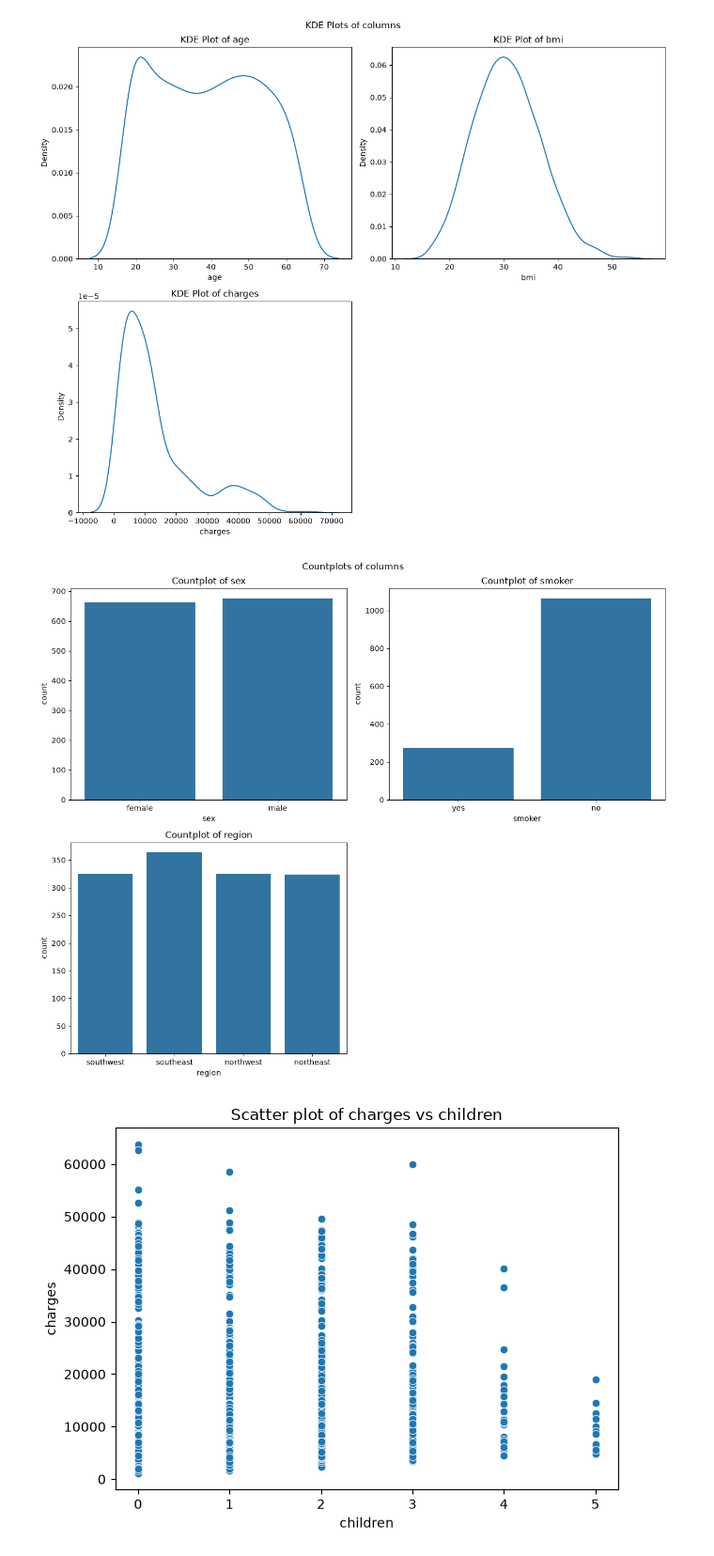
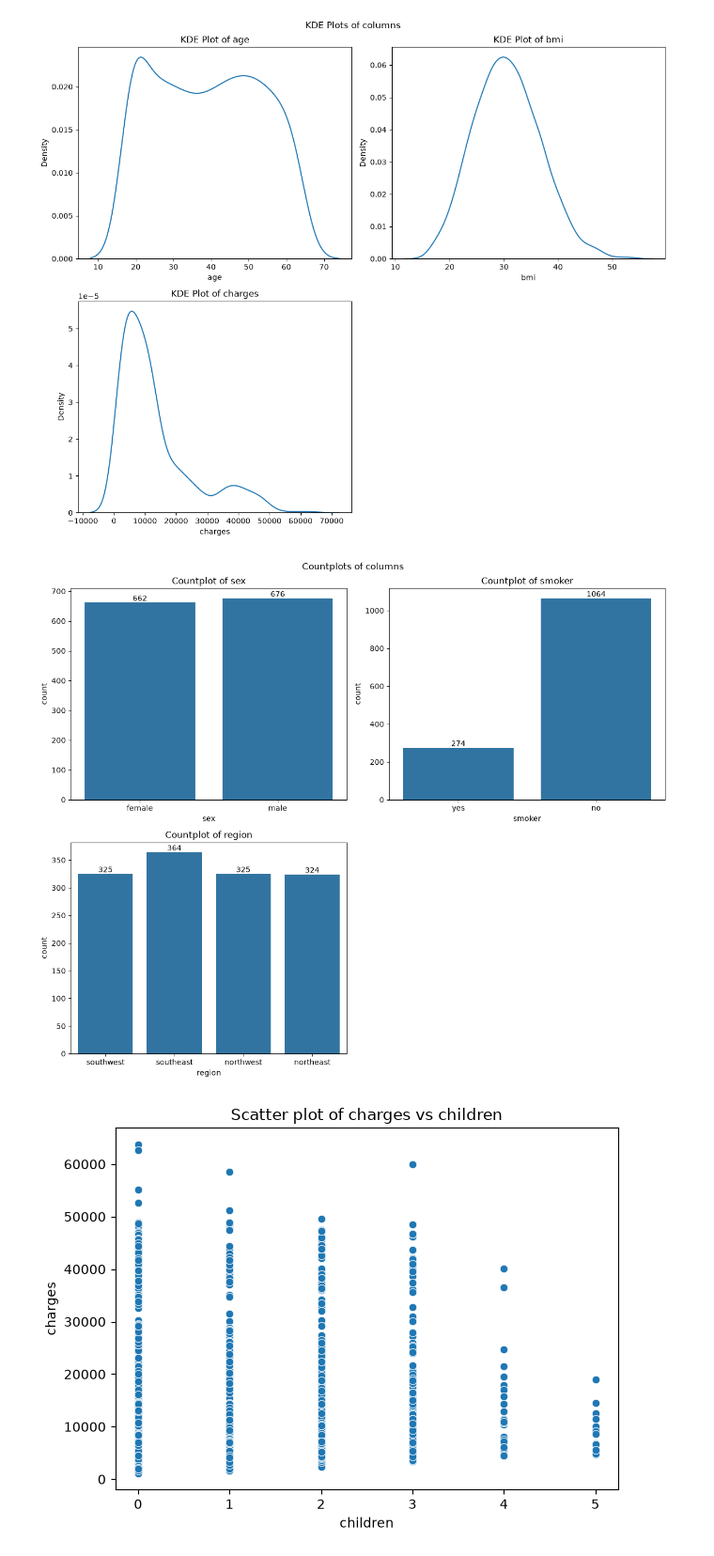
Before and after one commit to YugamdeepGoyal/PremiumPulse, a Jupyter notebook: eda.ipynb, the cells around one changed output. Shown at 94% size. Saved outputs shown, nothing was run; the diff lists cells and outputs as text; code cells hidden in the pictures.

```diff
--- a/eda.ipynb
+++ b/eda.ipynb
@@ -69,17 +70,19 @@ plt.show()
 # %%
 fig, axes = plt.subplots(2, 2, figsize=(12, 10))
 plt.suptitle("Countplots of columns")
 axes = axes.flatten()
 for i, col in enumerate(categorical_cols):
-    sns.countplot(data=df, x=col, ax=axes[i])
+    col_to_label = sns.countplot(data=df, x=col, ax=axes[i])
+    for container in col_to_label.containers:
+        col_to_label.bar_label(container)
     axes[i].set_title(f"Countplot of {col}")
 
 axes[-1].set_visible(False)
 plt.tight_layout()
 plt.savefig("images/countplots.png", dpi=1200)
 plt.show()
 # %% [output]
-[figure, old version]
+[figure, new version]
 # %%
 plt.title("Scatter plot of charges vs children")
 sns.scatterplot(x=df["children"], y=df["charges"])
```
Also changed, not shown: parts of 3 cells of this notebook, 3 other files.
